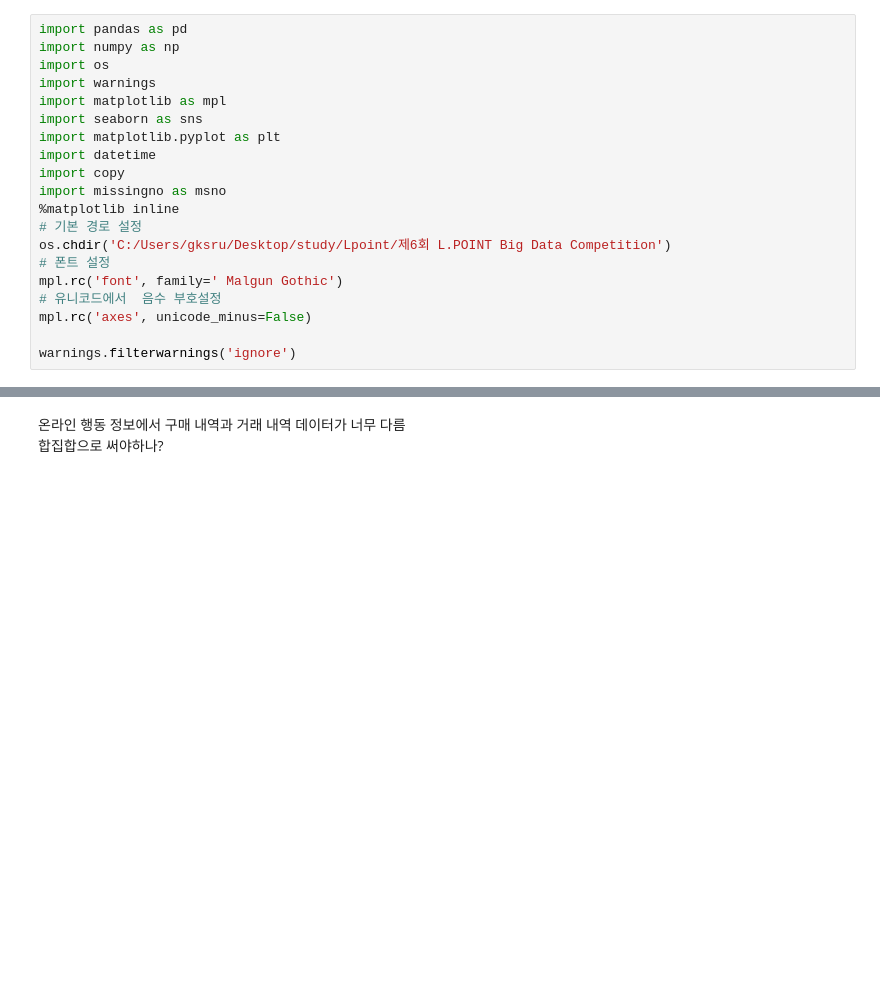
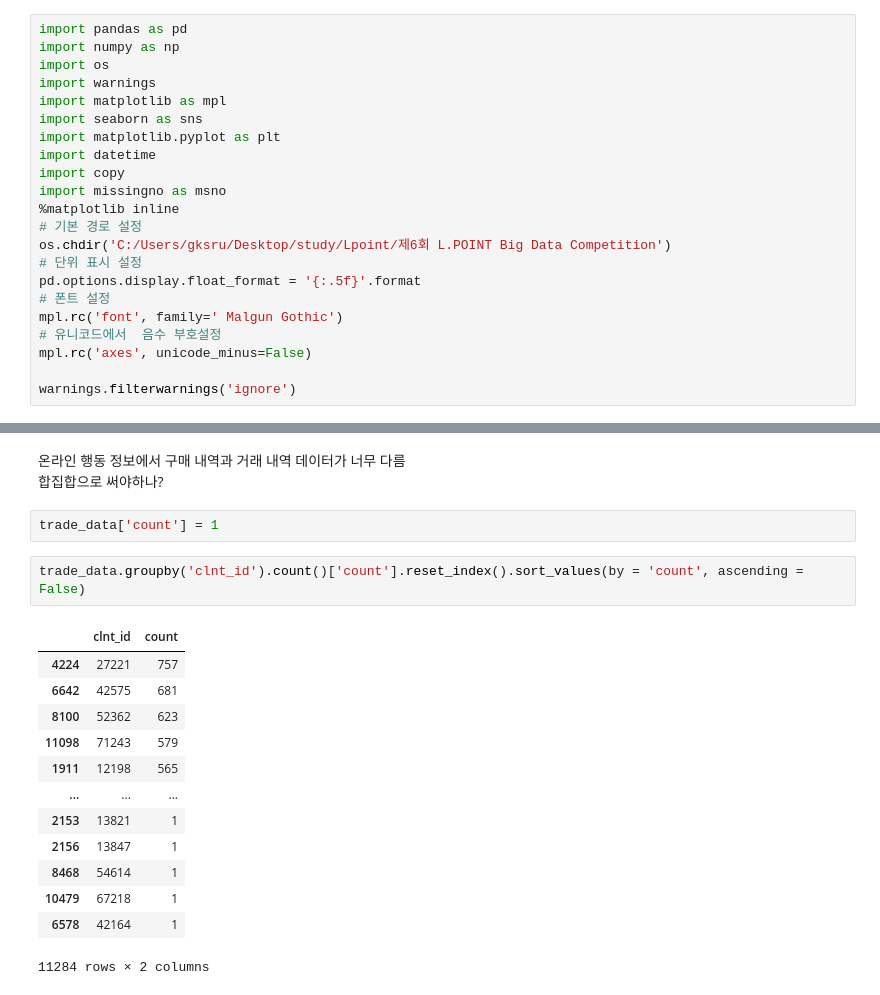
Before and after one commit to Gyeol0/Personalized-Content-Recommendation, a Jupyter notebook: EDA.ipynb, the cells around one changed output, grey strips where cells are left out. Saved outputs shown, nothing was run; the diff lists cells and outputs as text; blank space fills up the shorter version.

```diff
--- a/L.Point.ipynb
+++ b/EDA.ipynb
@@ -12,6 +12,8 @@ import missingno as msno
 %matplotlib inline
 # 기본 경로 설정
 os.chdir('C:/Users/gksru/Desktop/study/Lpoint/제6회 L.POINT Big Data Competition')
+# 단위 표시 설정
+pd.options.display.float_format = '{:.5f}'.format
 # 폰트 설정
 mpl.rc('font', family=' Malgun Gothic')
 # 유니코드에서  음수 부호설정
@@ -930,3 +897,21 @@ len(bbb)
 # %% [markdown]
 온라인 행동 정보에서 구매 내역과 거래 내역 데이터가 너무 다름 <br>
 합집합으로 써야하나?
+# %%
+trade_data['count'] = 1
+# %%
+trade_data.groupby('clnt_id').count()['count'].reset_index().sort_values(by = 'count', ascending = False)
+# %% [output]
+|  | clnt_id | count |
+| 4224 | 27221 | 757 |
+| 6642 | 42575 | 681 |
+| 8100 | 52362 | 623 |
+| 11098 | 71243 | 579 |
+| 1911 | 12198 | 565 |
+| ... | ... | ... |
+| 2153 | 13821 | 1 |
+| 2156 | 13847 | 1 |
+| 8468 | 54614 | 1 |
+| 10479 | 67218 | 1 |
+| 6578 | 42164 | 1 |
+11284 rows × 2 columns
```
Also changed, not shown: parts of 26 cells of this notebook, 1 other file.
